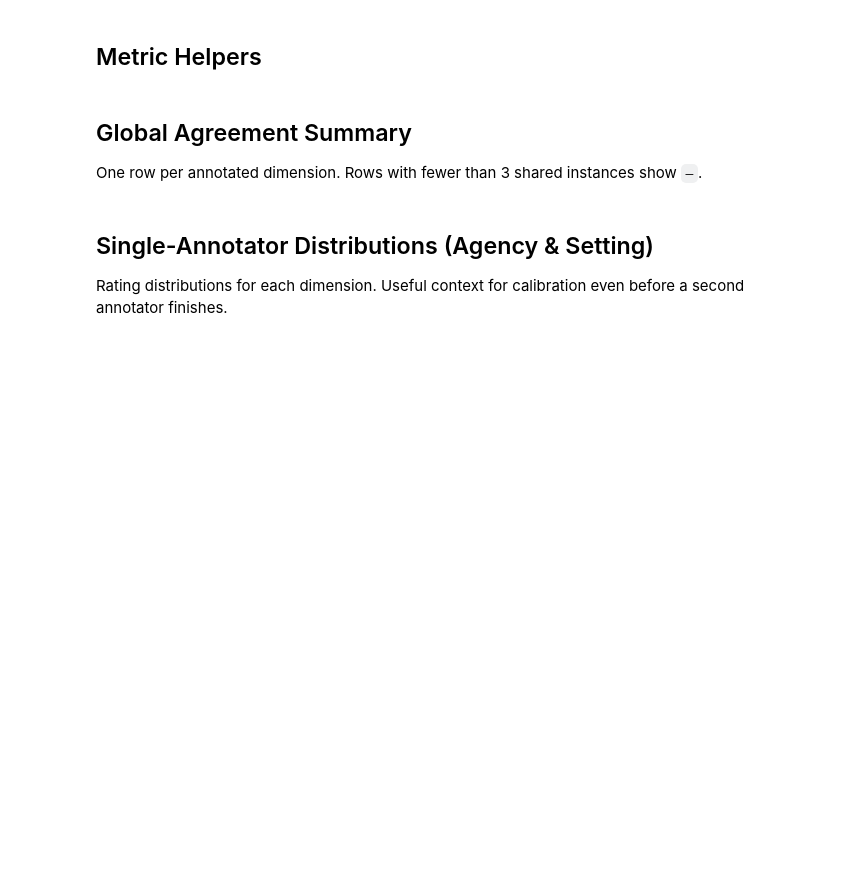
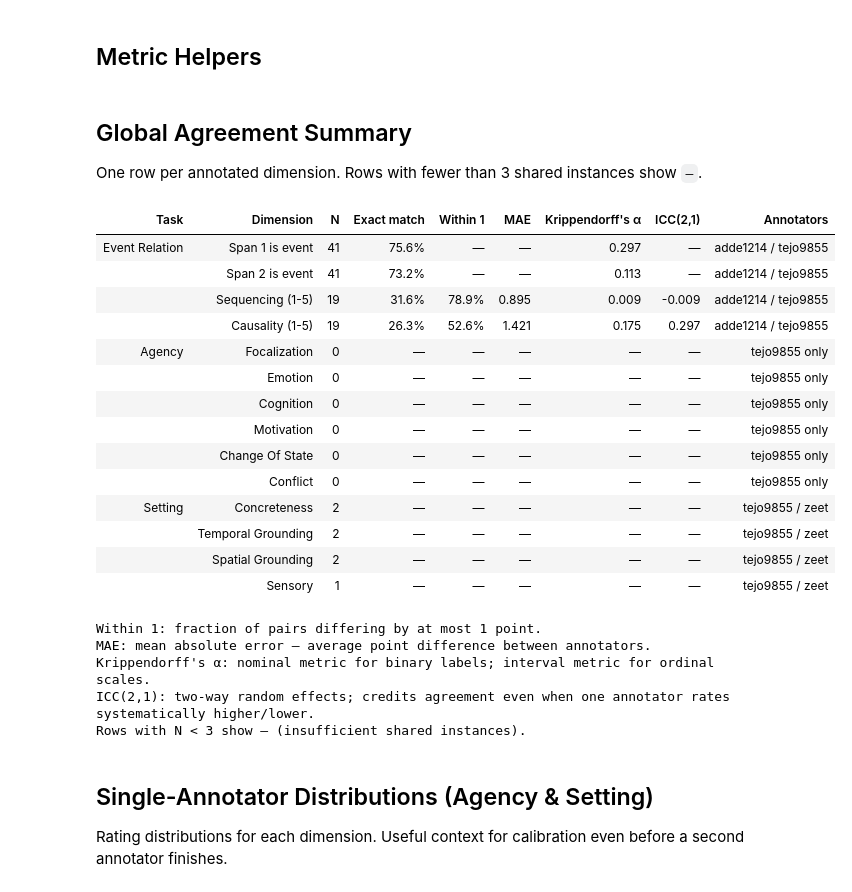
Before and after one commit to advaitdeshmukh/potato, a Jupyter notebook: teagan_tasks/annotation_analysis/global_annotation_comparison.ipynb, the cells around one changed output. Cells and saved outputs as stored; diff of their text form; code cells hidden in the pictures; blank space fills up the shorter version.

Commit message:
change event relation annotation to binary

```diff
--- a/teagan_tasks/annotation_analysis/global_annotation_comparison.ipynb
+++ b/teagan_tasks/annotation_analysis/global_annotation_comparison.ipynb
@@ -106,12 +113,15 @@ def mae(pairs):
     if not pairs: return None
     return float(np.mean([abs(a - b) for a, b in pairs]))
 
-def kappa(pairs, weights='linear'):
+def alpha(pairs, binary=False):
+    """Krippendorff's alpha. Nominal metric for binary, interval for ordinal."""
     if len(pairs) < 2: return None
     y1, y2 = zip(*pairs)
     if len(set(y1) | set(y2)) < 2: return None
+    level = 'nominal' if binary else 'interval'
+    data = np.array([list(y1), list(y2)], dtype=float)
     try:
-        return cohen_kappa_score(y1, y2, weights=weights)
+        return krippendorff.alpha(data, level_of_measurement=level)
     except Exception:
         return None
 
@@ -140,14 +150,13 @@ def fmt(v, pct=False):
 def compute_row(pairs, binary=False):
     n = len(pairs)
     if n < MIN_PAIRS:
-        return {'n': n, 'em': None, 'w1': None, 'mae': None, 'kappa': None, 'icc': None}
-    w = None if binary else 'linear'
+        return {'n': n, 'em': None, 'w1': None, 'mae': None, 'alpha': None, 'icc': None}
     return {
         'n':     n,
         'em':    exact_match(pairs),
         'w1':    None if binary else within_one(pairs),
         'mae':   None if binary else mae(pairs),
-        'kappa': kappa(pairs, weights=w),
+        'alpha': alpha(pairs, binary=binary),
         'icc':   None if binary else icc_two_way(pairs),
     }
 # %% [markdown]
@@ -253,7 +262,7 @@ header = (
     '<th style="padding:6px 12px">Exact match</th>'
     '<th style="padding:6px 12px">Within 1</th>'
     '<th style="padding:6px 12px">MAE</th>'
-    "<th style='padding:6px 12px'>Cohen's κ</th>"
+    '<th style="padding:6px 12px">Krippendorff\'s α</th>'
     '<th style="padding:6px 12px">ICC(2,1)</th>'
     '<th style="padding:6px 12px;text-align:left;font-size:0.82em">Annotators</th>'
     '</tr>'
@@ -271,35 +280,56 @@ for row in table_rows:
     rows_html += (
         f'<tr style="border-top:1px solid #eee">'
         f'{task_cell}'
         f'<td style="padding:6px 12px">{row["dim"]}</td>'
         f'<td style="padding:6px 12px;text-align:center">{row["n"]}</td>'
         f'<td style="padding:6px 12px;text-align:center">{fmt(row["em"], pct=True)}</td>'
         f'<td style="padding:6px 12px;text-align:center">{fmt(row["w1"], pct=True)}</td>'
         f'<td style="padding:6px 12px;text-align:center">{fmt(row["mae"])}</td>'
-        f'<td style="padding:6px 12px;text-align:center">{fmt(row["kappa"])}</td>'
+        f'<td style="padding:6px 12px;text-align:center">{fmt(row["alpha"])}</td>'
         f'<td style="padding:6px 12px;text-align:center">{fmt(row["icc"])}</td>'
         f'<td style="padding:6px 12px;font-size:0.82em;color:#666">{row["ann_pair"]}</td>'
         f'</tr>'
     )
 
 notes = (
     '<p style="color:#777;font-size:0.8em;margin-top:10px;line-height:1.6">'
     '<b>Within 1</b>: fraction of pairs differing by at most 1 point.<br>'
     '<b>MAE</b>: mean absolute error — average point difference between annotators.<br>'
-    "<b>Cohen's κ</b>: linear-weighted for ordinal; unweighted for binary.<br>"
+    '<b>Krippendorff\'s α</b>: nominal metric for binary labels; interval metric for ordinal scales.<br>'
     '<b>ICC(2,1)</b>: two-way random effects; credits agreement even when one annotator rates systematically higher/lower.<br>'
     f'Rows with N &lt; {MIN_PAIRS} show — (insufficient shared instances).'
     '</p>'
 )
 
 display(HTML(
     '<div style="font-family:sans-serif">'
     '<table style="border-collapse:collapse;font-size:0.92em">'
     f'<thead>{header}</thead><tbody>{rows_html}</tbody>'
     '</table>'
     + notes +
     '</div>'
 ))
+# %% [output]
+| Task | Dimension | N | Exact match | Within 1 | MAE | Krippendorff's α | ICC(2,1) | Annotators |
+| Event Relation | Span 1 is event | 41 | 75.6% | — | — | 0.297 | — | adde1214 / tejo9855 |
+|  | Span 2 is event | 41 | 73.2% | — | — | 0.113 | — | adde1214 / tejo9855 |
+|  | Sequencing (1-5) | 19 | 31.6% | 78.9% | 0.895 | 0.009 | -0.009 | adde1214 / tejo9855 |
+|  | Causality (1-5) | 19 | 26.3% | 52.6% | 1.421 | 0.175 | 0.297 | adde1214 / tejo9855 |
+| Agency | Focalization | 0 | — | — | — | — | — | tejo9855 only |
+|  | Emotion | 0 | — | — | — | — | — | tejo9855 only |
+|  | Cognition | 0 | — | — | — | — | — | tejo9855 only |
+|  | Motivation | 0 | — | — | — | — | — | tejo9855 only |
+|  | Change Of State | 0 | — | — | — | — | — | tejo9855 only |
+|  | Conflict | 0 | — | — | — | — | — | tejo9855 only |
+| Setting | Concreteness | 2 | — | — | — | — | — | tejo9855 / zeet |
+|  | Temporal Grounding | 2 | — | — | — | — | — | tejo9855 / zeet |
+|  | Spatial Grounding | 2 | — | — | — | — | — | tejo9855 / zeet |
+|  | Sensory | 1 | — | — | — | — | — | tejo9855 / zeet |
+Within 1: fraction of pairs differing by at most 1 point.
+MAE: mean absolute error — average point difference between annotators.
+Krippendorff's α: nominal metric for binary labels; interval metric for ordinal scales.
+ICC(2,1): two-way random effects; credits agreement even when one annotator rates systematically higher/lower.
+Rows with N < 3 show — (insufficient shared instances).
 # %% [markdown]
 ## Single-Annotator Distributions (Agency & Setting)
 
```
Also changed, not shown: parts of 5 cells of this notebook, 10 other files.
